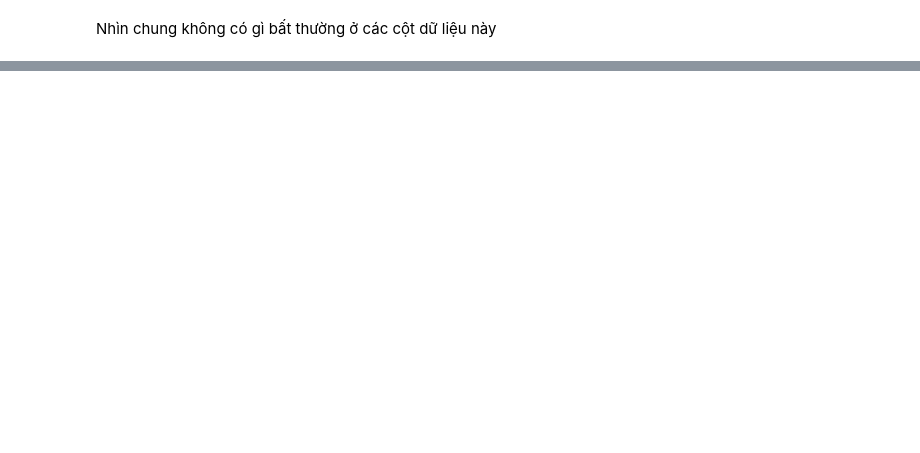
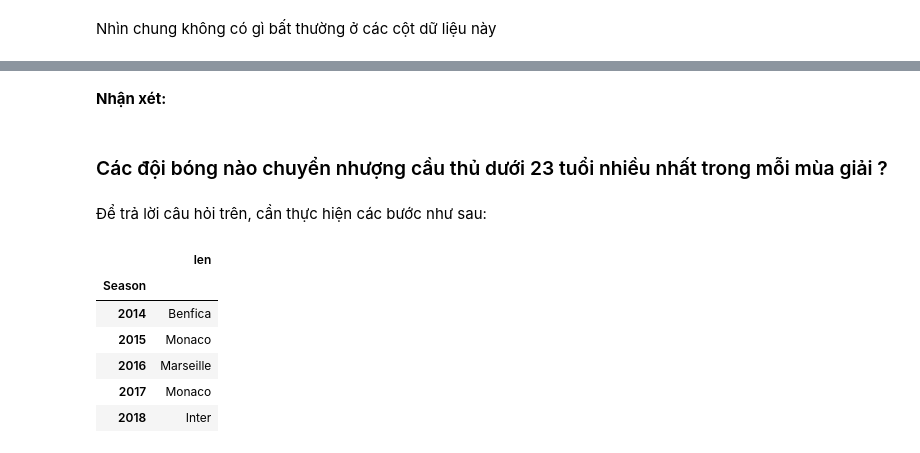
Before and after one commit to datpham2001/P4DS-CQ19-FinalProject, a Jupyter notebook: final-project.ipynb, the cells around one changed output, grey strips where cells are left out. Cells and saved outputs as stored; diff of their text form; code cells hidden in the pictures; blank space fills up the shorter version.

```diff
--- a/final-project.ipynb
+++ b/final-project.ipynb
@@ -157,0 +250,20 @@ Nhìn chung không có gì bất thường ở các cột dữ liệu này
+# %% [markdown]
+**Nhận xét:**
+# %% [markdown]
+### Các đội bóng nào chuyển nhượng cầu thủ dưới 23 tuổi nhiều nhất trong mỗi mùa giải ?
+# %% [markdown]
+Để trả lời câu hỏi trên, cần thực hiện các bước như sau:
+# %%
+under_23_df = transfer_df[transfer_df['Age'] < 23]
+a = under_23_df.groupby(['Season','Team_from'])['Age'].agg([len])
+a = a.groupby('Season').idxmax()
+a['len'] = a['len'].apply(lambda x: x[1])
+a
+# %% [output]
+|  | len |
+| Season |  |
+| 2014 | Benfica |
+| 2015 | Monaco |
+| 2016 | Marseille |
+| 2017 | Monaco |
+| 2018 | Inter |
```
Also changed, not shown: parts of 17 cells of this notebook.
